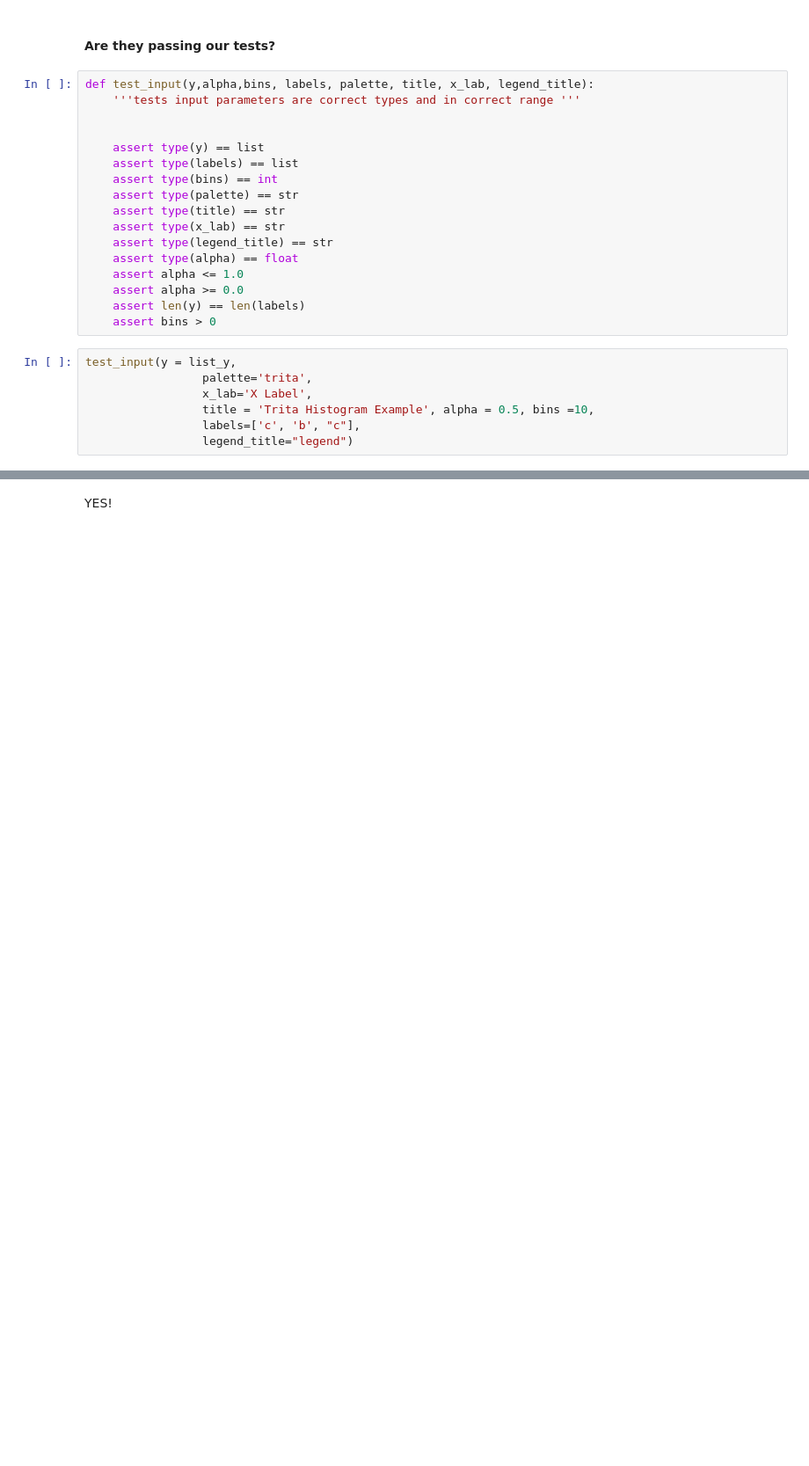
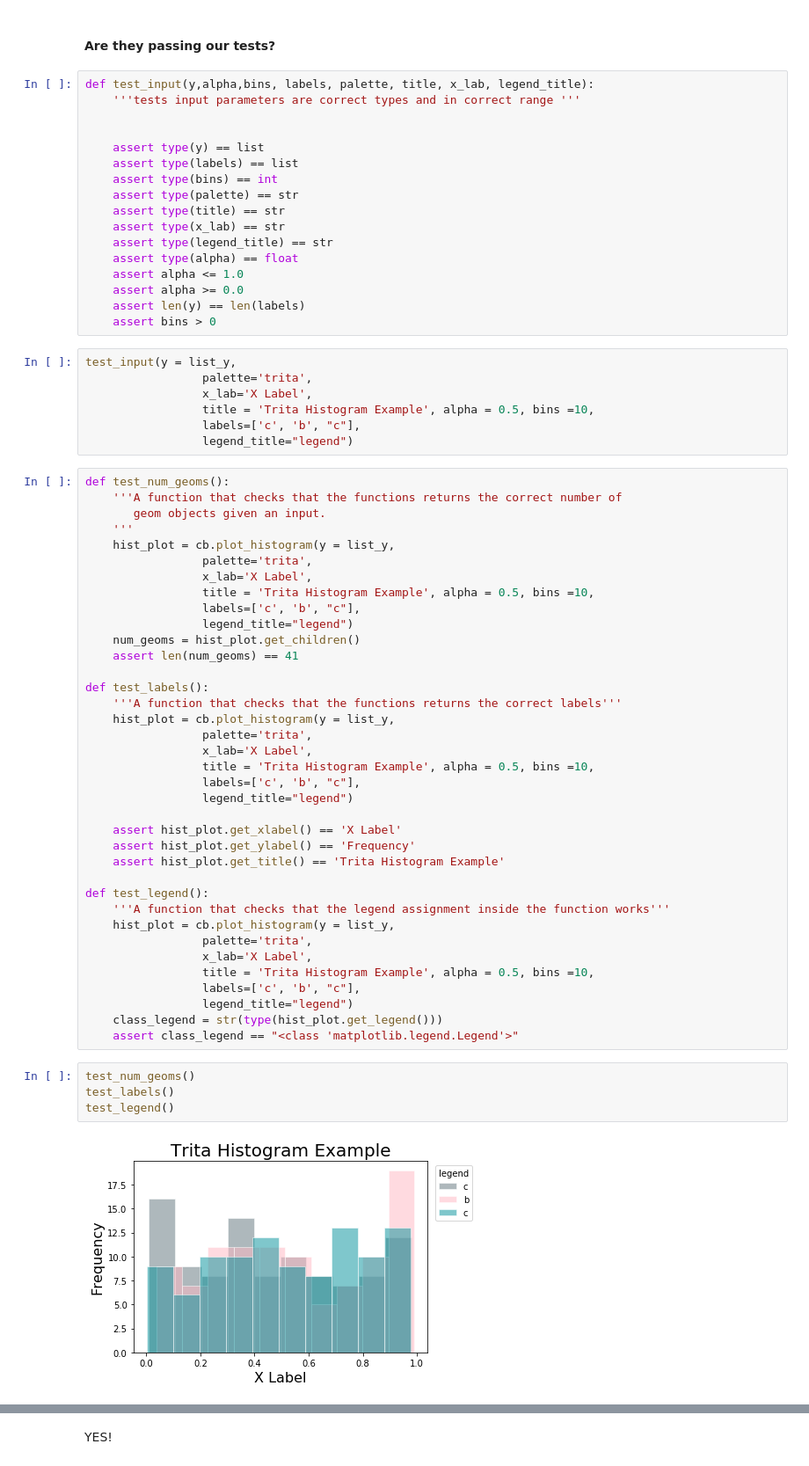
Before and after one commit to UBC-MDS/Colourblind8, a Jupyter notebook: example/sample_usage.ipynb, the cells around one changed output, grey strips where cells are left out. Shown at 88% size. Drawn from its saved outputs; the diff is of its cells as text; blank space fills up the shorter version.

Commit message:
added test to histogram and finished usage in example doc

```diff
--- a/example/sample_usage.ipynb
+++ b/example/sample_usage.ipynb
@@ -351,3 +352,46 @@ test_input(y = list_y,
                  title = 'Trita Histogram Example', alpha = 0.5, bins =10,
                  labels=['c', 'b', "c"],
                  legend_title="legend")
+# %%
+def test_num_geoms():
+    '''A function that checks that the functions returns the correct number of
+       geom objects given an input.
+    '''
+    hist_plot = cb.plot_histogram(y = list_y,
+                 palette='trita',
+                 x_lab='X Label',
+                 title = 'Trita Histogram Example', alpha = 0.5, bins =10,
+                 labels=['c', 'b', "c"],
+                 legend_title="legend")
+    num_geoms = hist_plot.get_children()
+    assert len(num_geoms) == 41
+
+def test_labels():
+    '''A function that checks that the functions returns the correct labels'''
+    hist_plot = cb.plot_histogram(y = list_y,
+                 palette='trita',
+                 x_lab='X Label',
+                 title = 'Trita Histogram Example', alpha = 0.5, bins =10,
+                 labels=['c', 'b', "c"],
+                 legend_title="legend")
+
+    assert hist_plot.get_xlabel() == 'X Label'
+    assert hist_plot.get_ylabel() == 'Frequency'
+    assert hist_plot.get_title() == 'Trita Histogram Example'
+
+def test_legend():
+    '''A function that checks that the legend assignment inside the function works'''
+    hist_plot = cb.plot_histogram(y = list_y,
+                 palette='trita',
+                 x_lab='X Label',
+                 title = 'Trita Histogram Example', alpha = 0.5, bins =10,
+                 labels=['c', 'b', "c"],
+                 legend_title="legend")
+    class_legend = str(type(hist_plot.get_legend()))
+    assert class_legend == "<class 'matplotlib.legend.Legend'>"
+# %%
+test_num_geoms()
+test_labels()
+test_legend()
+# %% [output]
+[figure, added]
```
Also changed, not shown: parts of 2 cells of this notebook, 1 other file.
